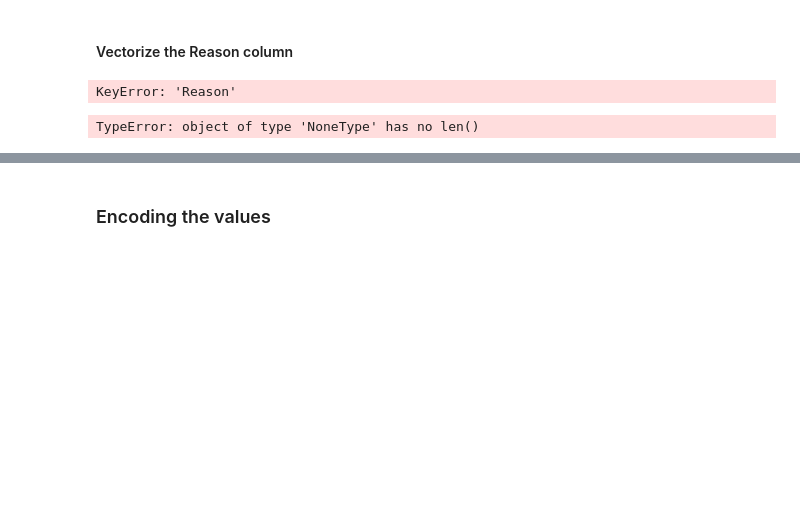
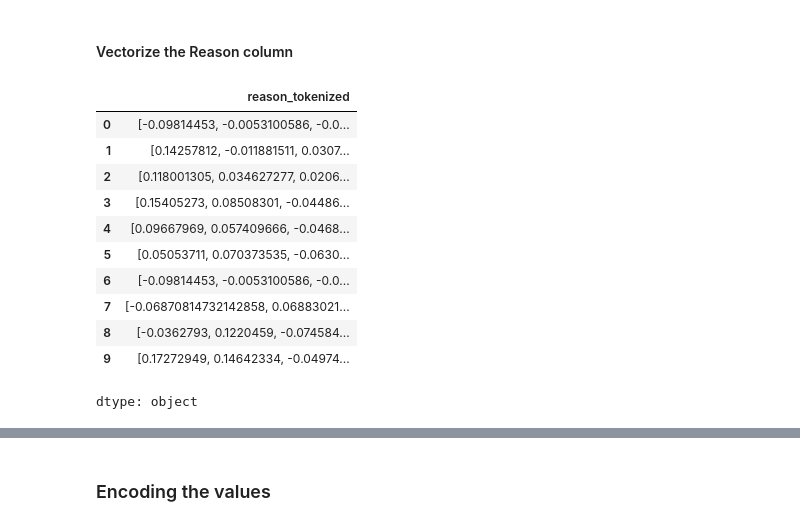
Before and after one commit to Sibgat-Ul/Road_Accidents_Pakistan_Prediction, a Jupyter notebook: toonsquad_445_7_assignment_2_sib.ipynb, the cells around one changed output, grey strips where cells are left out. Cells and saved outputs as stored; diff of their text form; code cells hidden in the pictures; blank space fills up the shorter version.

```diff
--- a/toonsquad_445_7_assignment_2_sib.ipynb
+++ b/toonsquad_445_7_assignment_2_sib.ipynb
@@ -558,12 +574,20 @@ def vectorize(word_list):
 
 # vectorized = vectorize(['bike', 'hit'])
 # print(vectorized)
-# %%
-rta_dataset[rta_dataset["Reason"].isnull()]
-# %% [output]
-KeyError: 'Reason'
 # %%
-rta_dataset["reason_tokenized"] = rta_dataset["reason_tokenized"].apply(vectorize)
-rta_dataset['reason_tokenized'].loc[0:5]
+rta_dataset["reason_tokenized"] = rta_dataset["reason_tokenized"].progress_apply(vectorize)
-# %% [output]
-TypeError: object of type 'NoneType' has no len()
+# %%
+rta_dataset['reason_tokenized'].head(10)
+# %% [output]
+|  | reason_tokenized |
+| 0 | [-0.09814453, -0.0053100586, -0.0... |
+| 1 | [0.14257812, -0.011881511, 0.0307... |
+| 2 | [0.118001305, 0.034627277, 0.0206... |
+| 3 | [0.15405273, 0.08508301, -0.04486... |
+| 4 | [0.09667969, 0.057409666, -0.0468... |
+| 5 | [0.05053711, 0.070373535, -0.0630... |
+| 6 | [-0.09814453, -0.0053100586, -0.0... |
+| 7 | [-0.06870814732142858, 0.06883021... |
+| 8 | [-0.0362793, 0.1220459, -0.074584... |
+| 9 | [0.17272949, 0.14642334, -0.04974... |
+dtype: object
```
Also changed, not shown: parts of 22 cells of this notebook.
